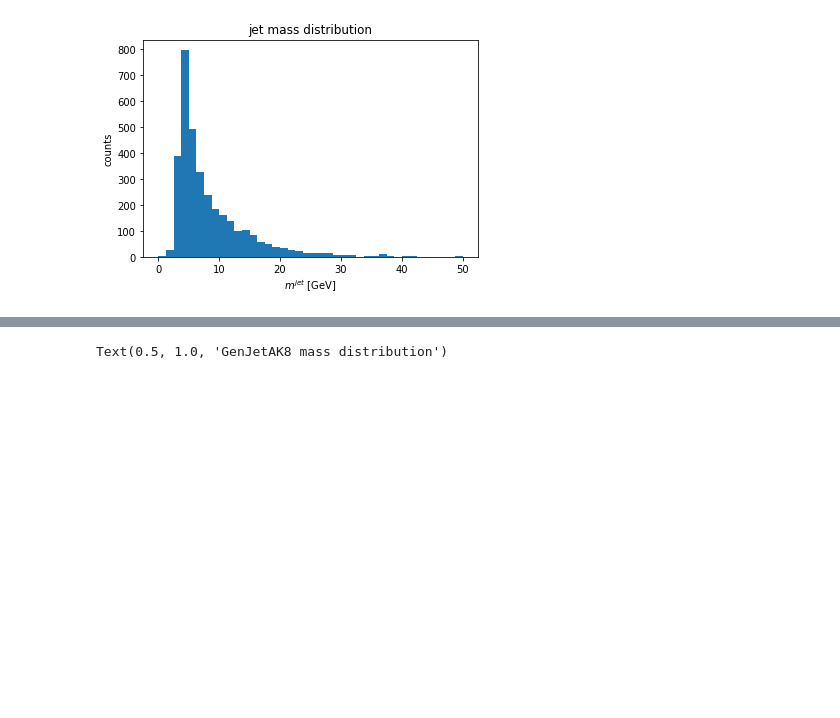
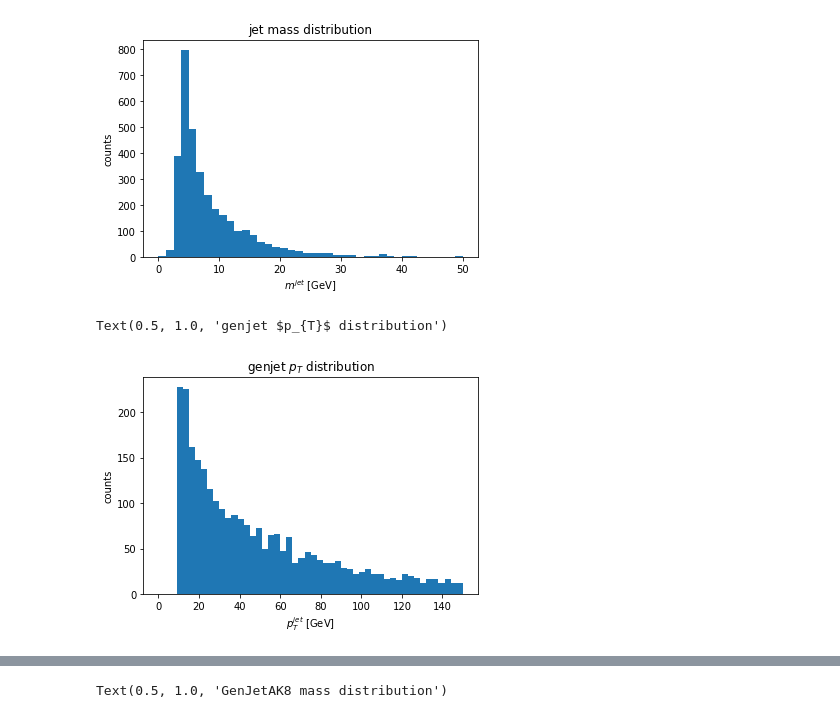
Before and after one commit to rdelliga/coffea, a Jupyter notebook: WPLEPWMHADjj_plot.ipynb, the cells around one changed output, grey strips where cells are left out. Saved outputs shown, nothing was run; the diff lists cells and outputs as text; code cells hidden in the pictures; blank space fills up the shorter version.

```diff
--- a/WPLEPWMHADjj_plot.ipynb
+++ b/WPLEPWMHADjj_plot.ipynb
@@ -118,3 +139,15 @@ plt.title("jet mass distribution")
 # %% [output]
 Text(0.5, 1.0, 'jet mass distribution')
 [figure]
+# %%
+#Take the genjet pt and plot its histogram
+gjpt = events.GenJet.pt
+plt.hist(ak.flatten(gjpt), bins=50, range=[0,150], label="$p_{T}^{jet}$ [GeV]")
+#previous line: you have to flatten the awkward array because its size is ambiguous due to variable-length arrays
+plt.xlabel("$p_{T}^{jet}$ [GeV]")
+plt.ylabel("counts")
+plt.title("genjet $p_{T}$ distribution")
+#plt.legend()
+# %% [output]
+Text(0.5, 1.0, 'genjet $p_{T}$ distribution')
+[figure, added]
```
Also changed, not shown: parts of 15 cells of this notebook.
